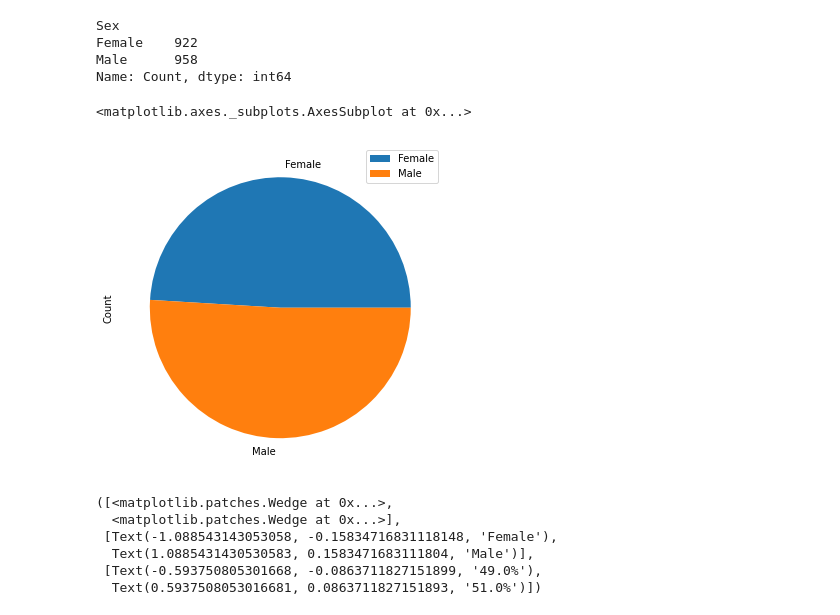
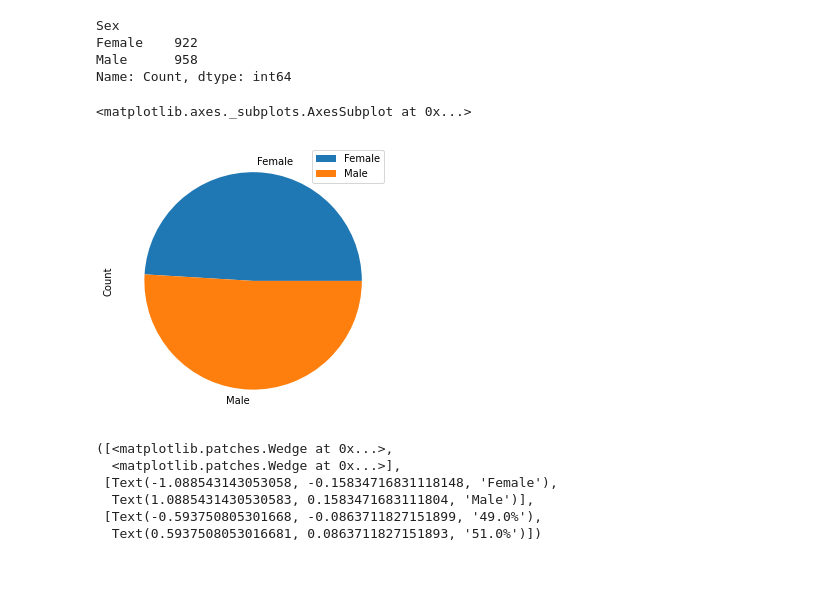
Before and after one commit to RachelFizel/Maqtplotlib, a Jupyter notebook: Pymaceuticals/pymaceuticals.ipynb, the cells around one changed output. Drawn from its saved outputs; the diff is of its cells as text; code cells hidden in the pictures; blank space fills up the shorter version.

```diff
--- a/Pymaceuticals/pymaceuticals.ipynb
+++ b/Pymaceuticals/pymaceuticals.ipynb
@@ -233,10 +221,10 @@ Name: Count, dtype: int64
 # %%
 # Generate a pie plot showing the distribution of female versus male mice using pandas
 
-m_f_results.plot.pie(y="Count", figsize=(6, 6))
+m_f_results.plot.pie(y="Count", figsize=(5, 5))
 # %% [output]
 <matplotlib.axes._subplots.AxesSubplot at 0x...>
-[figure, old version]
+[figure, new version]
 # %%
 ##labels = m_f_count.loc['Sex']
 labels = ["Female", "Male"]
```
Also changed, not shown: parts of 24 cells of this notebook, 1 other file.
